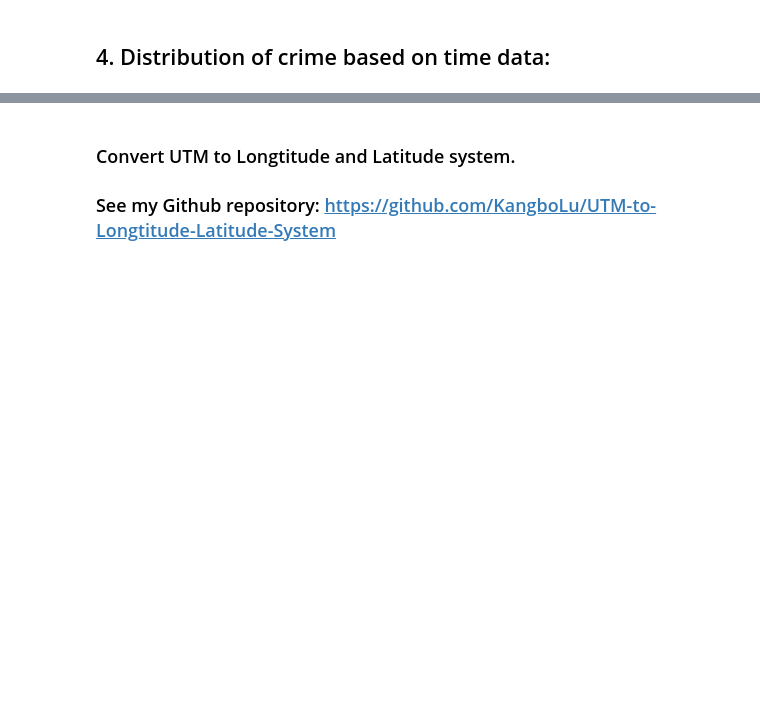
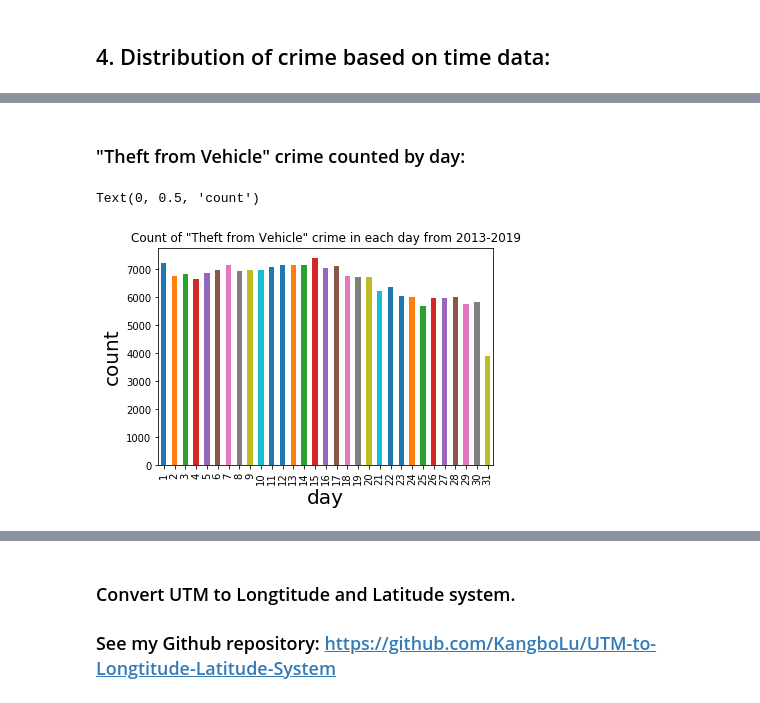
Before and after one commit to KangboLu/Exploratory-Analysis-of-Vancouver-Crimes, a Jupyter notebook: Exploratory Analysis of Vancouver Crime Data .ipynb, the cells around one changed output, grey strips where cells are left out. Saved outputs shown, nothing was run; the diff lists cells and outputs as text; code cells hidden in the pictures; blank space fills up the shorter version.

```diff
--- a/Exploratory Analysis of Vancouver Crime Data .ipynb
+++ b/Exploratory Analysis of Vancouver Crime Data .ipynb
@@ -173,0 +170,11 @@ plt.show()
+# %% [markdown]
+### "Theft from Vehicle" crime counted by day:
+# %%
+# gather monthly count of "Theft from Vehicle" crime in Vancouver
+nameplot = theft_from_vehicle["DAY"].value_counts(sort=False).plot.bar(
+    title='Count of "Theft from Vehicle" crime in each day from 2013-2019')
+nameplot.set_xlabel('day',size=20)
+nameplot.set_ylabel('count',size=20)
+# %% [output]
+Text(0, 0.5, 'count')
+[figure, added]
```
Also changed, not shown: parts of 21 cells of this notebook.
